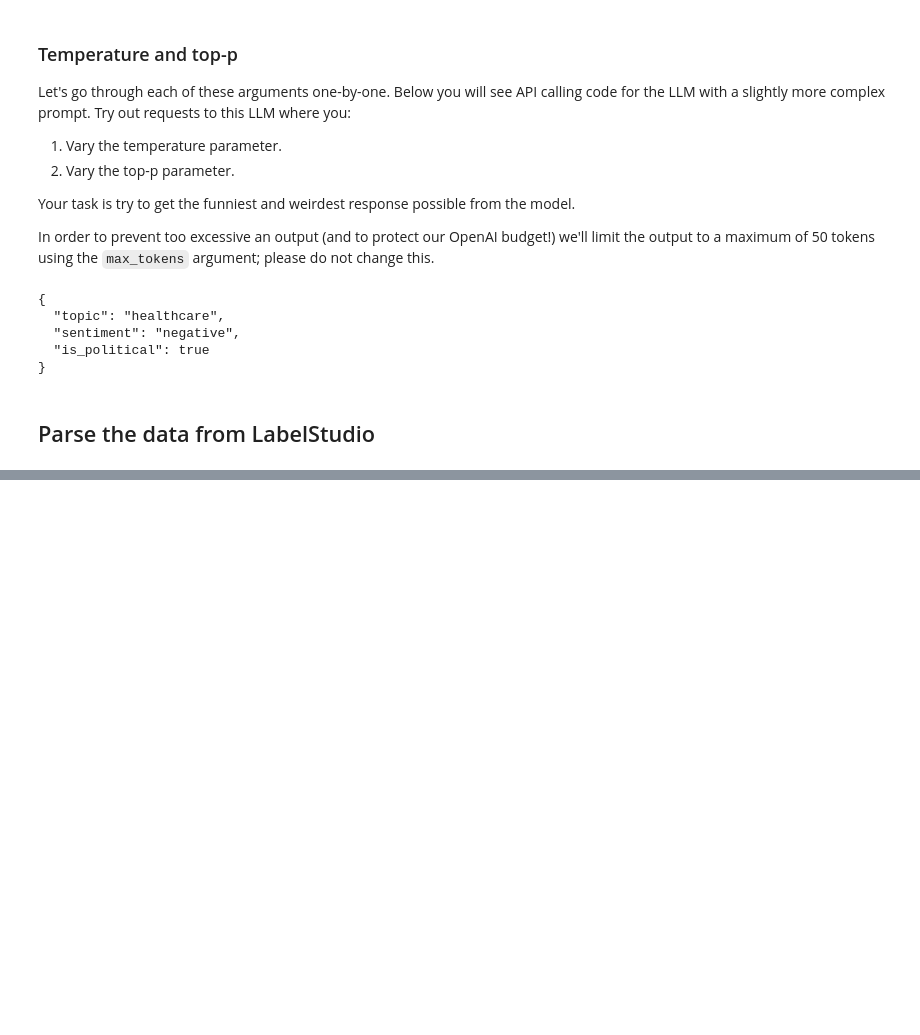
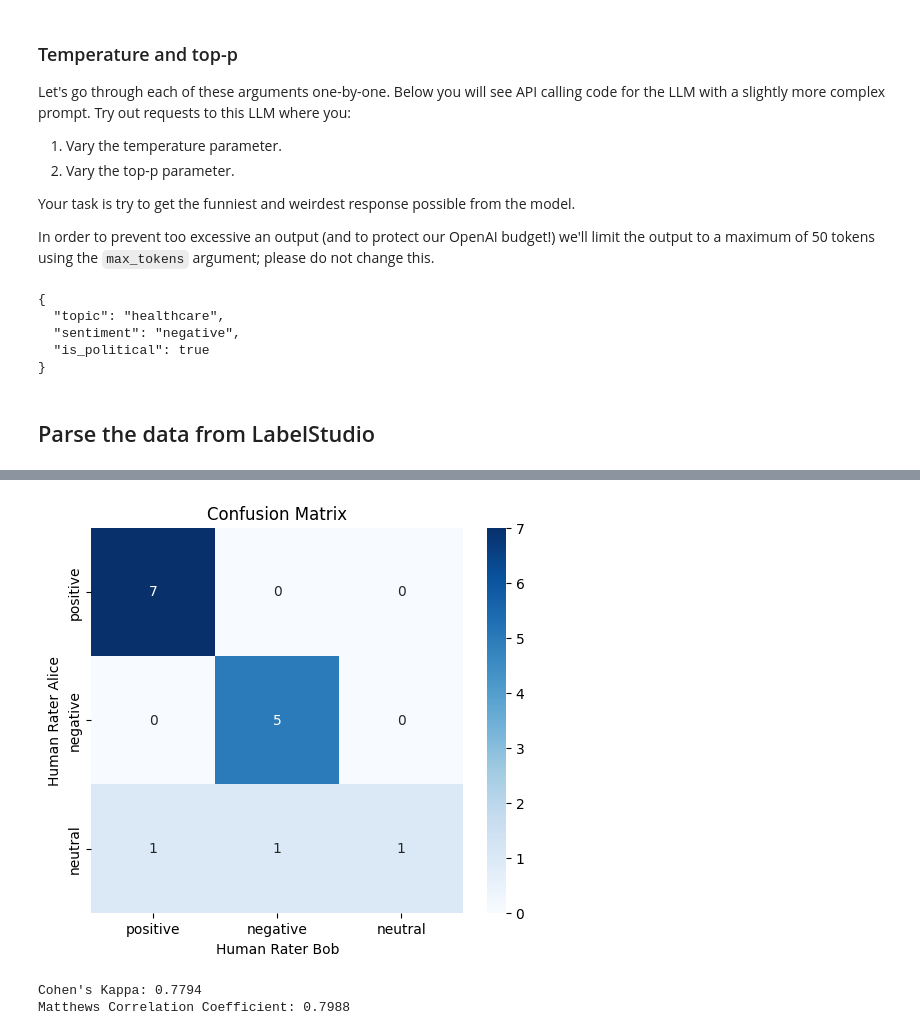
Before and after one commit to zentralbibliothek-zuerich/zblab-summerschool-2026, a Jupyter notebook: notebooks/XX_Labeling.ipynb, the cells around one changed output, grey strips where cells are left out. Cells and saved outputs as stored; diff of their text form; code cells hidden in the pictures; blank space fills up the shorter version.

```diff
--- a/notebooks/XX_Labeling.ipynb
+++ b/notebooks/XX_Labeling.ipynb
@@ -200,0 +362,30 @@ if not LOAD_OWN_DATA:
+# %%
+from sklearn.metrics import confusion_matrix, cohen_kappa_score, matthews_corrcoef
+from matplotlib import pyplot as plt
+import seaborn as sns
+
+def evaluate_rater_agreement(labels_1: pd.Series, name_1: str, labels_2: pd.Series, name_2: str):
+
+    mask = labels_1.notna() & labels_2.notna()
+    labels_1 = labels_1[mask]
+    labels_2 = labels_2[mask]
+
+    labels = list(set(labels_1) | set(labels_2))
+
+    cm = confusion_matrix(labels_1, labels_2, labels=labels)
+    kappa = cohen_kappa_score(labels_1, labels_2, labels=labels)
+    mcc = matthews_corrcoef(labels_1, labels_2)
+    plt.figure(figsize=(6, 5))
+    sns.heatmap(cm, annot=True, fmt='d', xticklabels=labels, yticklabels=labels, cmap='Blues')
+    plt.xlabel(name_2)
+    plt.ylabel(name_1)
+    plt.title('Confusion Matrix')
+    plt.show()
+    print(f"Cohen's Kappa: {kappa:.4f}")
+    print(f"Matthews Correlation Coefficient: {mcc:.4f}")
+
+evaluate_rater_agreement(labelled_df["label"], "Human Rater Alice", labelled_df_2["label"], "Human Rater Bob")
+# %% [output]
+[figure, added]
+Cohen's Kappa: 0.7794
+Matthews Correlation Coefficient: 0.7988
```
Also changed, not shown: parts of 21 cells of this notebook, 16 other files.
